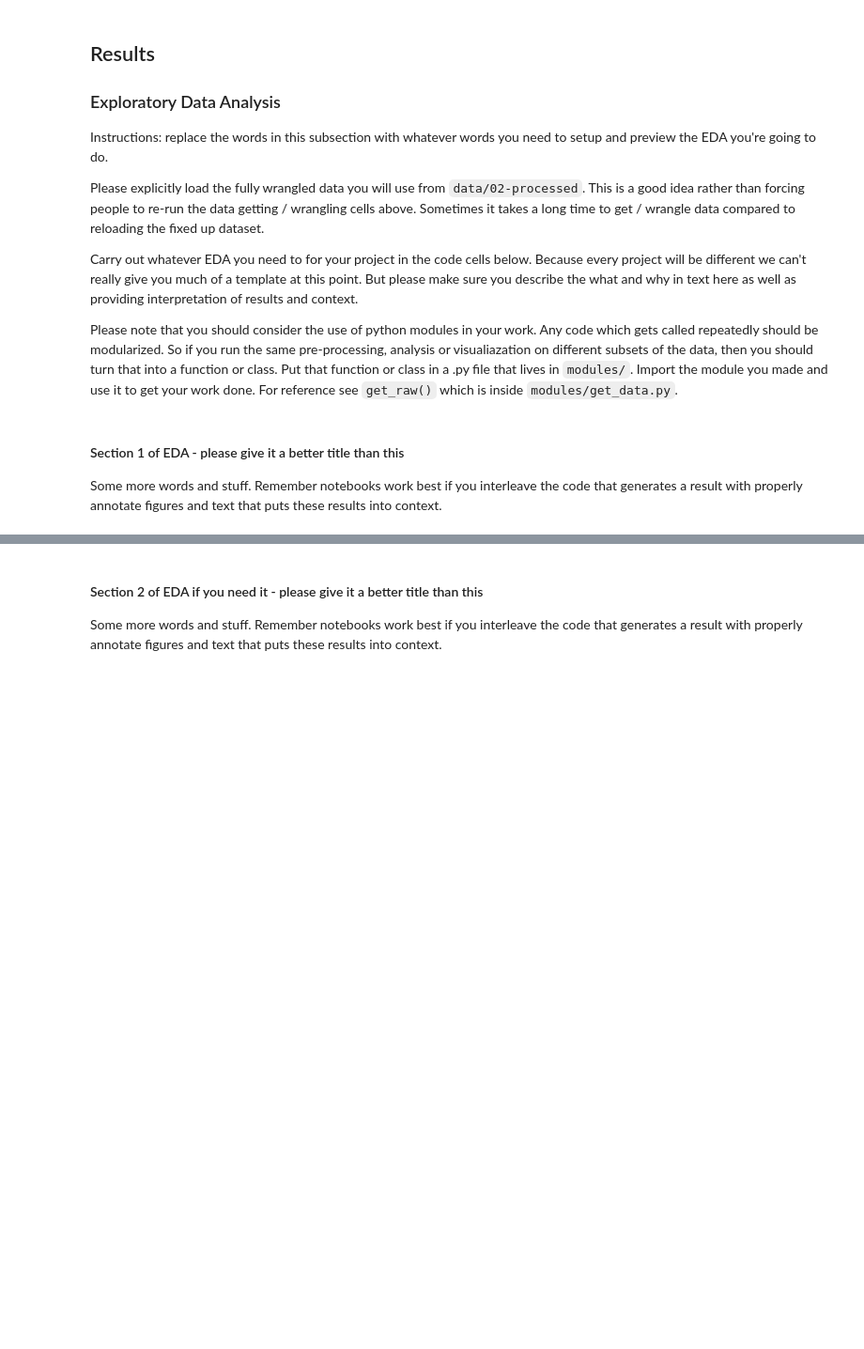
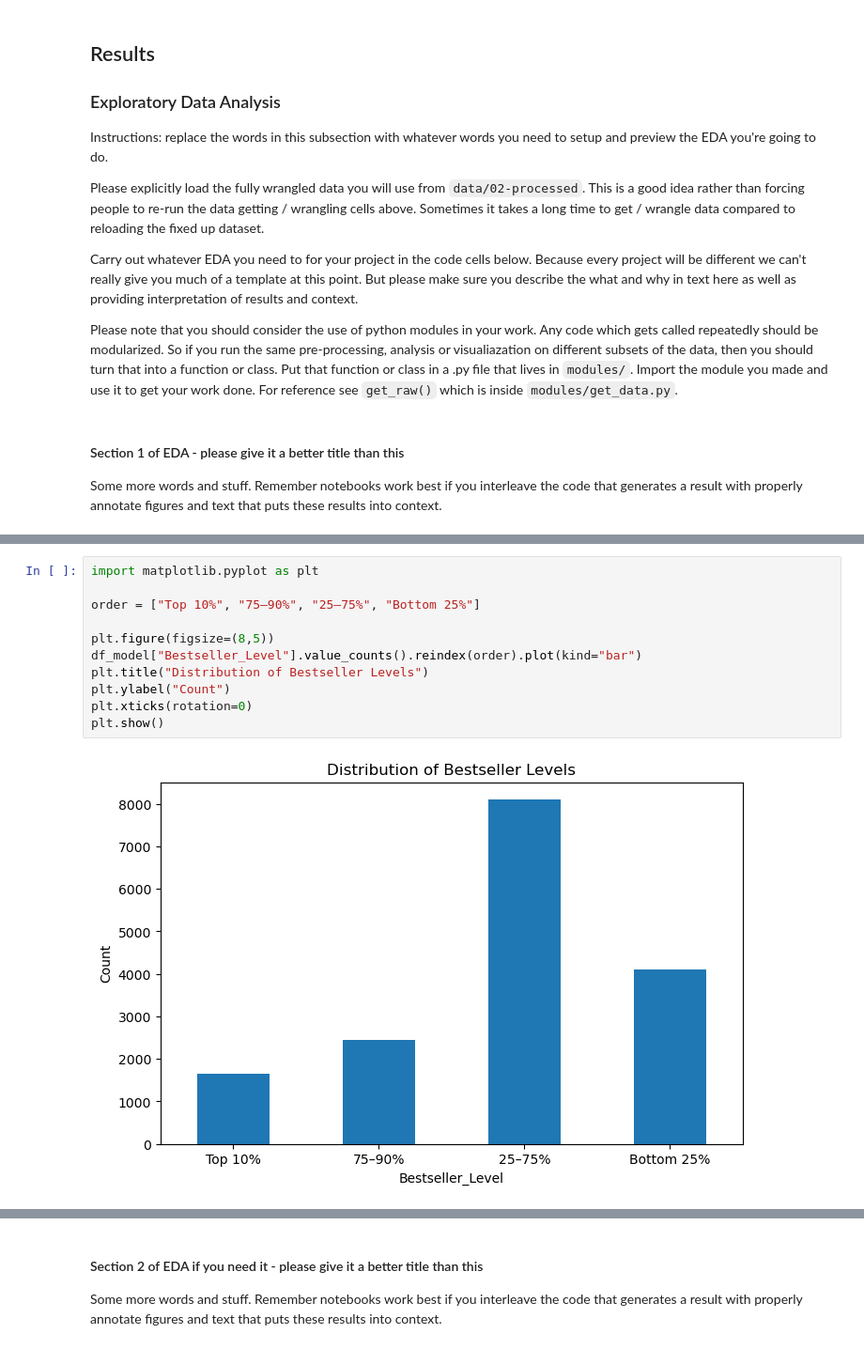
Before and after one commit to COGS108/Group140_WI26, a Jupyter notebook: 02-EDACheckpoint.ipynb, the cells around one changed output, grey strips where cells are left out. Shown at 94% size. Drawn from its saved outputs; the diff is of its cells as text; blank space fills up the shorter version.

```diff
--- a/02-EDACheckpoint.ipynb
+++ b/02-EDACheckpoint.ipynb
@@ -129,0 +245,13 @@ Some more words and stuff.  Remember notebooks work best if you interleave the c
+# %%
+import matplotlib.pyplot as plt
+
+order = ["Top 10%", "75–90%", "25–75%", "Bottom 25%"]
+
+plt.figure(figsize=(8,5))
+df_model["Bestseller_Level"].value_counts().reindex(order).plot(kind="bar")
+plt.title("Distribution of Bestseller Levels")
+plt.ylabel("Count")
+plt.xticks(rotation=0)
+plt.show()
+# %% [output]
+[figure, added]
```
Also changed, not shown: parts of 26 cells of this notebook.
